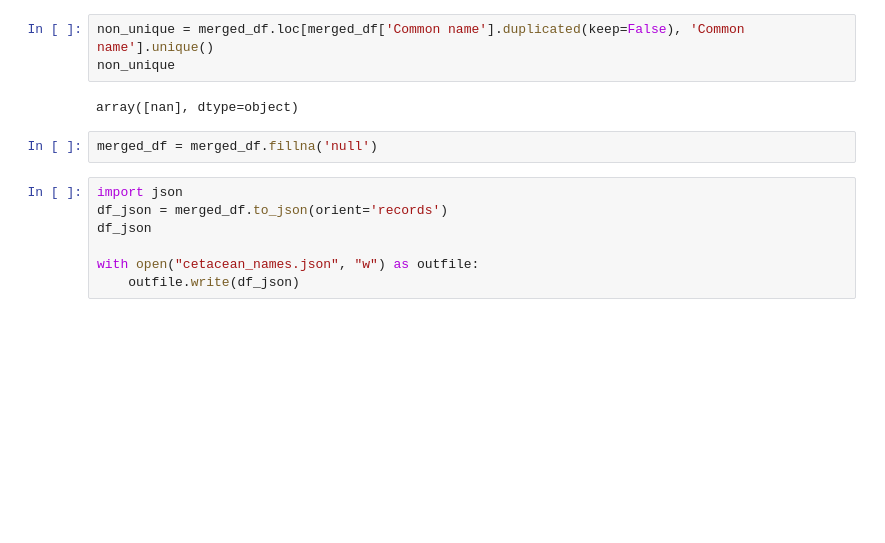
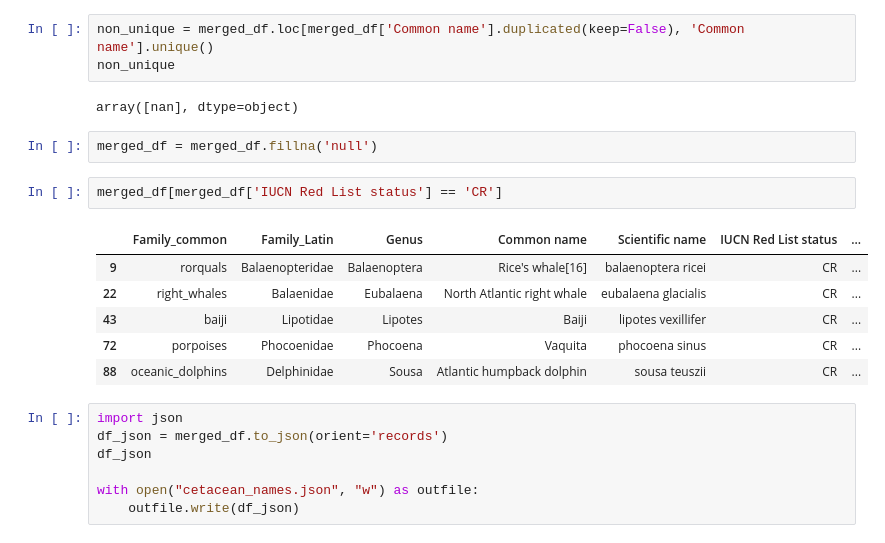
Before and after one commit to eglantine-vialaneix/WhereWereWhalesLFS, a Jupyter notebook: data_exploration.ipynb, the cells around one changed output. Cells and saved outputs as stored; diff of their text form; blank space fills up the shorter version.

```diff
--- a/data_exploration.ipynb
+++ b/data_exploration.ipynb
@@ -262,6 +264,15 @@ non_unique
 array([nan], dtype=object)
 # %%
 merged_df = merged_df.fillna('null')
+# %%
+merged_df[merged_df['IUCN Red List status'] == 'CR']
+# %% [output]
+|  | Family_common | Family_Latin | Genus | Common name | Scientific name | IUCN Red List status | ... |
+| 9 | rorquals | Balaenopteridae | Balaenoptera | Rice's whale[16] | balaenoptera ricei | CR | ... |
+| 22 | right_whales | Balaenidae | Eubalaena | North Atlantic right whale | eubalaena glacialis | CR | ... |
+| 43 | baiji | Lipotidae | Lipotes | Baiji | lipotes vexillifer | CR | ... |
+| 72 | porpoises | Phocoenidae | Phocoena | Vaquita | phocoena sinus | CR | ... |
+| 88 | oceanic_dolphins | Delphinidae | Sousa | Atlantic humpback dolphin | sousa teuszii | CR | ... |
 # %%
 import json
 df_json = merged_df.to_json(orient='records')
```
Also changed, not shown: parts of 3 cells of this notebook, 3 other files.
